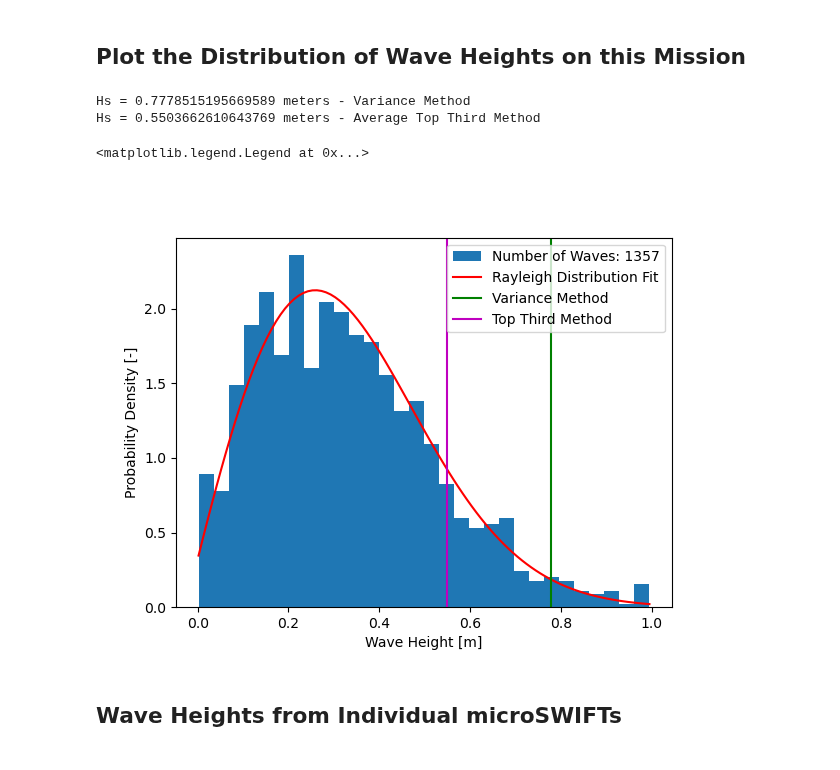
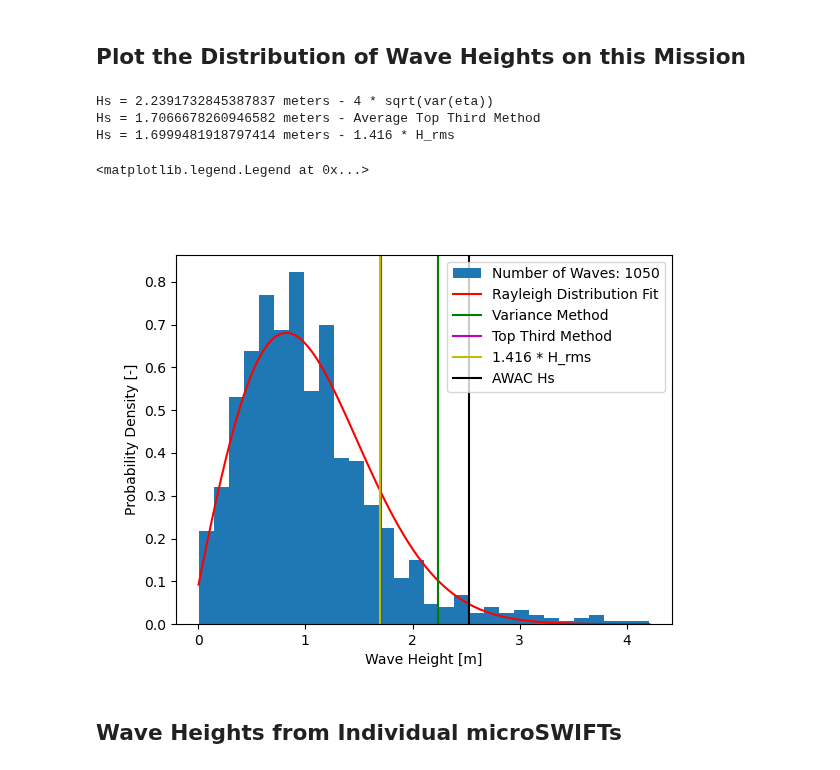
Before and after one commit to SASlabgroup/DUNEXMainExp, a Jupyter notebook: analysis/individual_waves_in_mission.ipynb, the cells around one changed output. Drawn from its saved outputs; the diff is of its cells as text; code cells hidden in the pictures.

Commit message:
creates workflow for analyzing each individual mission

```diff
--- a/analysis/individual_waves_in_mission.ipynb
+++ b/analysis/individual_waves_in_mission.ipynb
@@ -16,7 +16,7 @@ The autoreload extension is already loaded. To reload it, use:
 # %% [markdown]
 ## Load a single mission dataset for analysis
 # %%
-mission_nc_path = '../microSWIFT_data/final_dataset/mission_1.nc'
+mission_nc_path = '../microSWIFT_data/final_dataset/mission_81.nc'
 mission_dataset = nc.Dataset(mission_nc_path, mode='r')
 mission_dataset
 # %% [output]
@@ -75,21 +76,31 @@ mission_tools.plot_wave_locations(wave_x_locs, wave_y_locs, bathy_file, 'b')
 # %%
 num_bins = 30
 ax = mission_tools.plot_wave_height_dist(wave_heights, num_bins)
 
-sig_wave_height_var = mission_tools.compute_sig_wave_height_var(wave_heights)
-print(f'Hs = {sig_wave_height_var} meters - Variance Method')
+sig_wave_height_var = mission_tools.compute_sig_wave_height_var(eta)
+print(f'Hs = {sig_wave_height_var} meters - 4 * sqrt(var(eta))')
 
 sig_wave_height_top_third = mission_tools.compute_sig_wave_height_top_third(wave_heights)
 print(f'Hs = {sig_wave_height_top_third} meters - Average Top Third Method')
 
+sig_wave_height_rms = mission_tools.compute_sig_wave_height_rms(wave_heights)
+print(f'Hs = {sig_wave_height_rms} meters - 1.416 * H_rms')
+
+awac_file = '../microSWIFT_data/FRFdata/FRF-ocean_waves_awac-4.5m_202110.nc'
+mission_time = np.median(mission_dataset['time'][:])
+awac_sig_wave_height = mission_tools.closest_awac_sig_wave_height(mission_time, awac_file)
+
 ax.axvline(x=sig_wave_height_var, label='Variance Method', color='g')
 ax.axvline(x=sig_wave_height_top_third, label='Top Third Method', color='m')
+ax.axvline(x=sig_wave_height_rms, label='1.416 * H_rms', color='y')
+ax.axvline(x=awac_sig_wave_height, label='AWAC Hs', color='k')
 ax.legend()
 # %% [output]
-Hs = 0.7778515195669589 meters - Variance Method
-Hs = 0.5503662610643769 meters - Average Top Third Method
+Hs = 2.2391732845387837 meters - 4 * sqrt(var(eta))
+Hs = 1.7066678260946582 meters - Average Top Third Method
+Hs = 1.6999481918797414 meters - 1.416 * H_rms
 <matplotlib.legend.Legend at 0x...>
-[figure, old version]
+[figure, new version]
 # %% [markdown]
 ## Wave Heights from Individual microSWIFTs
 # %%
```
Also changed, not shown: parts of 5 cells of this notebook, 1 other file.
